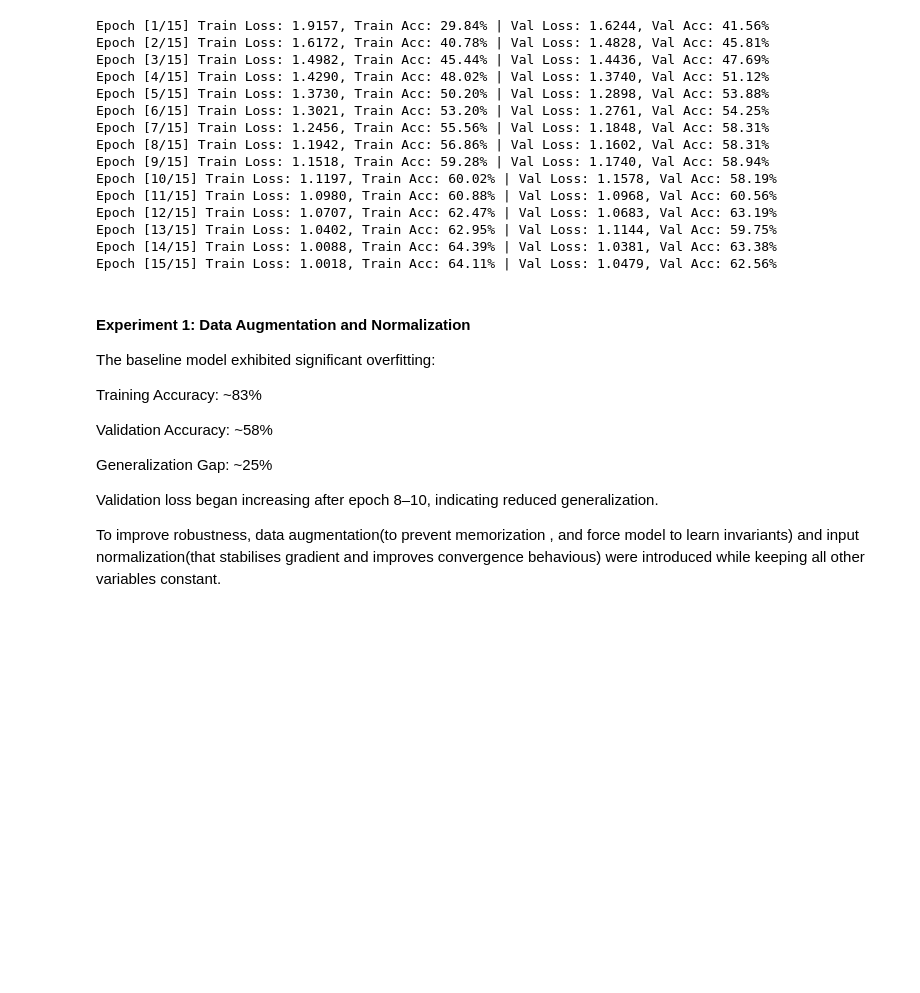
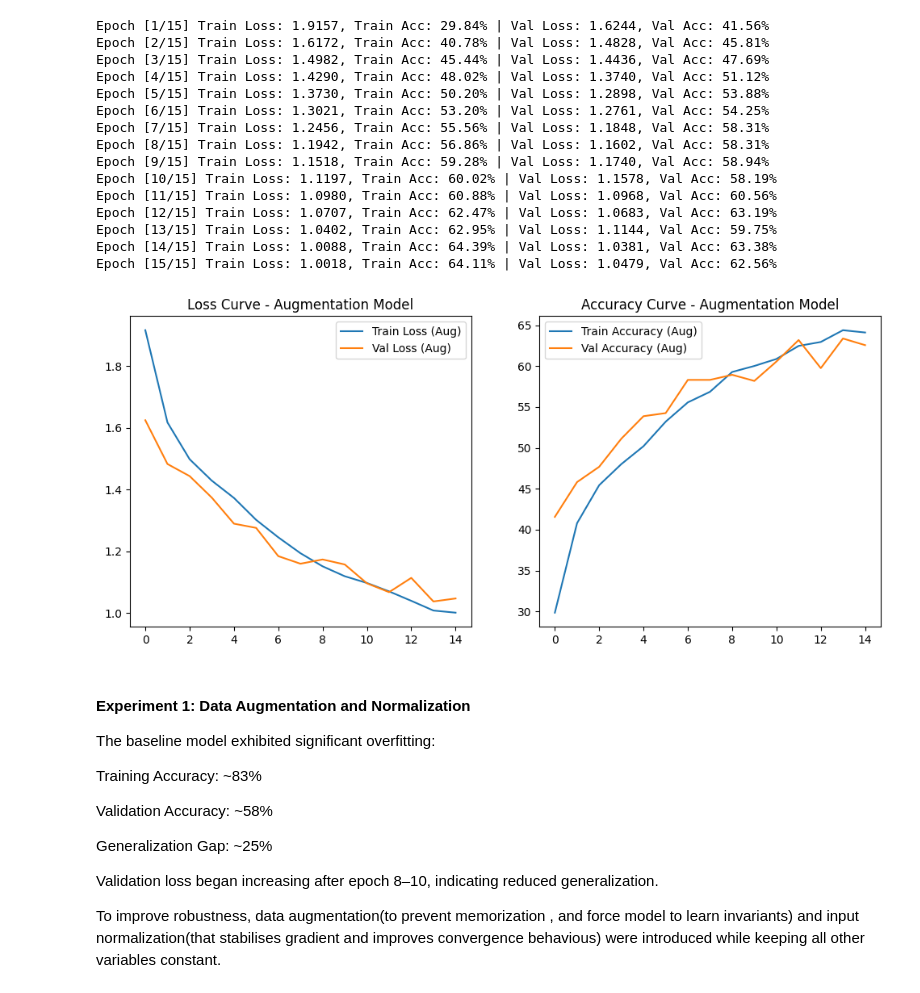
Before and after one commit to Aggarwalmansi/GENAI, a Jupyter notebook: AI_Studio_Stage2_CIFAR10_MansiAgarwal.ipynb, the cells around one changed output. Drawn from its saved outputs; the diff is of its cells as text; code cells hidden in the pictures; blank space fills up the shorter version.

```diff
--- a/AI_Studio_Stage2_CIFAR10_MansiAgarwal.ipynb
+++ b/AI_Studio_Stage2_CIFAR10_MansiAgarwal.ipynb
@@ -437,6 +437,24 @@ Epoch [12/15] Train Loss: 1.0707, Train Acc: 62.47% | Val Loss: 1.0683, Val Acc:
 Epoch [13/15] Train Loss: 1.0402, Train Acc: 62.95% | Val Loss: 1.1144, Val Acc: 59.75%
 Epoch [14/15] Train Loss: 1.0088, Train Acc: 64.39% | Val Loss: 1.0381, Val Acc: 63.38%
 Epoch [15/15] Train Loss: 1.0018, Train Acc: 64.11% | Val Loss: 1.0479, Val Acc: 62.56%
+# %%
+plt.figure(figsize=(12,5))
+
+plt.subplot(1,2,1)
+plt.plot(train_losses, label='Train Loss (Aug)')
+plt.plot(val_losses, label='Val Loss (Aug)')
+plt.legend()
+plt.title("Loss Curve - Augmentation Model")
+
+plt.subplot(1,2,2)
+plt.plot(train_accuracies, label='Train Accuracy (Aug)')
+plt.plot(val_accuracies, label='Val Accuracy (Aug)')
+plt.legend()
+plt.title("Accuracy Curve - Augmentation Model")
+
+plt.show()
+# %% [output]
+[figure, added]
 # %% [markdown]
 #### Experiment 1: Data Augmentation and Normalization
 
```
